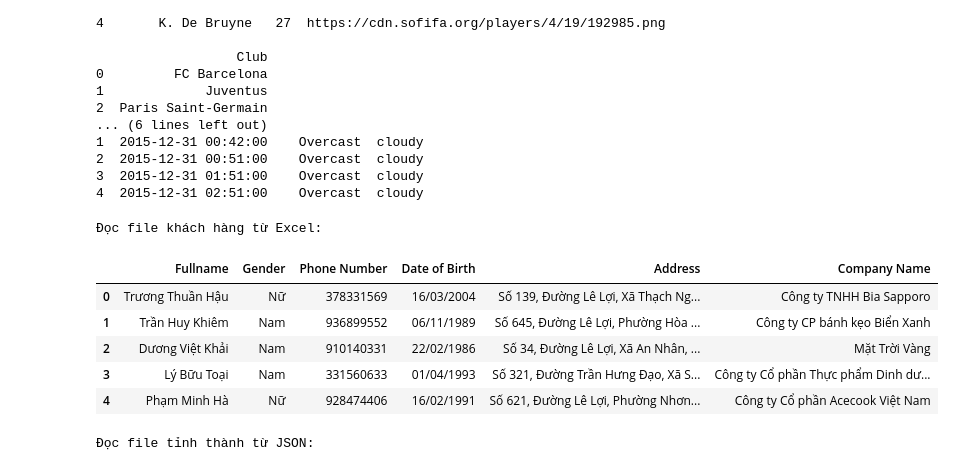
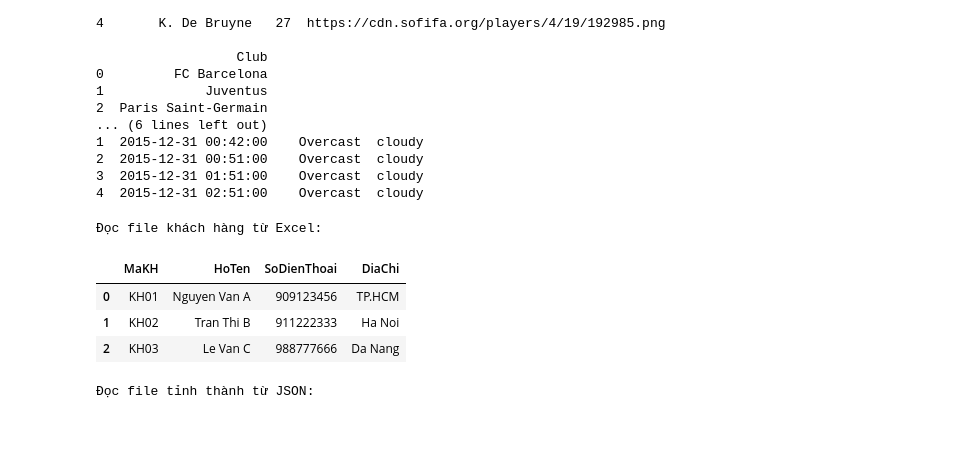
Before and after one commit to NhatQuyenIT/PythonSGU, a Jupyter notebook: BT2_PyLibs/pandas_ex1.ipynb, the cells around one changed output. Saved outputs shown, nothing was run; the diff lists cells and outputs as text; code cells hidden in the pictures; blank space fills up the shorter version.

```diff
--- a/BT2_PyLibs/pandas_ex1.ipynb
+++ b/BT2_PyLibs/pandas_ex1.ipynb
@@ -298,19 +298,17 @@ print(df_csv2.head())
 # %%
 from IPython.display import display
 
 # Đọc file Excel
-df_excel = pd.read_excel('data_customers.xlsx')
+df_excel = pd.read_excel('khach_hang.xlsx')
 print("\nĐọc file khách hàng từ Excel:")
 # Hiển thị đẹp hơn với pandas, có thể dùng display hoặc style
 display(df_excel.head())
 # %% [output]
 Đọc file khách hàng từ Excel:
-|  | Fullname | Gender | Phone Number | Date of Birth | Address | Company Name |
-| 0 | Trương Thuần Hậu | Nữ | 378331569 | 16/03/2004 | Số 139, Đường Lê Lợi, Xã Thạch Ng... | Công ty TNHH Bia Sapporo |
-| 1 | Trần Huy Khiêm | Nam | 936899552 | 06/11/1989 | Số 645, Đường Lê Lợi, Phường Hòa ... | Công ty CP bánh kẹo Biển Xanh |
-| 2 | Dương Việt Khải | Nam | 910140331 | 22/02/1986 | Số 34, Đường Lê Lợi, Xã An Nhân, ... | Mặt Trời Vàng |
-| 3 | Lý Bữu Toại | Nam | 331560633 | 01/04/1993 | Số 321, Đường Trần Hưng Đạo, Xã S... | Công ty Cổ phần Thực phẩm Dinh dư... |
-| 4 | Phạm Minh Hà | Nữ | 928474406 | 16/02/1991 | Số 621, Đường Lê Lợi, Phường Nhơn... | Công ty Cổ phần Acecook Việt Nam |
+|  | MaKH | HoTen | SoDienThoai | DiaChi |
+| 0 | KH01 | Nguyen Van A | 909123456 | TP.HCM |
+| 1 | KH02 | Tran Thi B | 911222333 | Ha Noi |
+| 2 | KH03 | Le Van C | 988777666 | Da Nang |
 # %%
 from IPython.display import display
 
```
Also changed, not shown: parts of 6 cells of this notebook, 9 other files.
